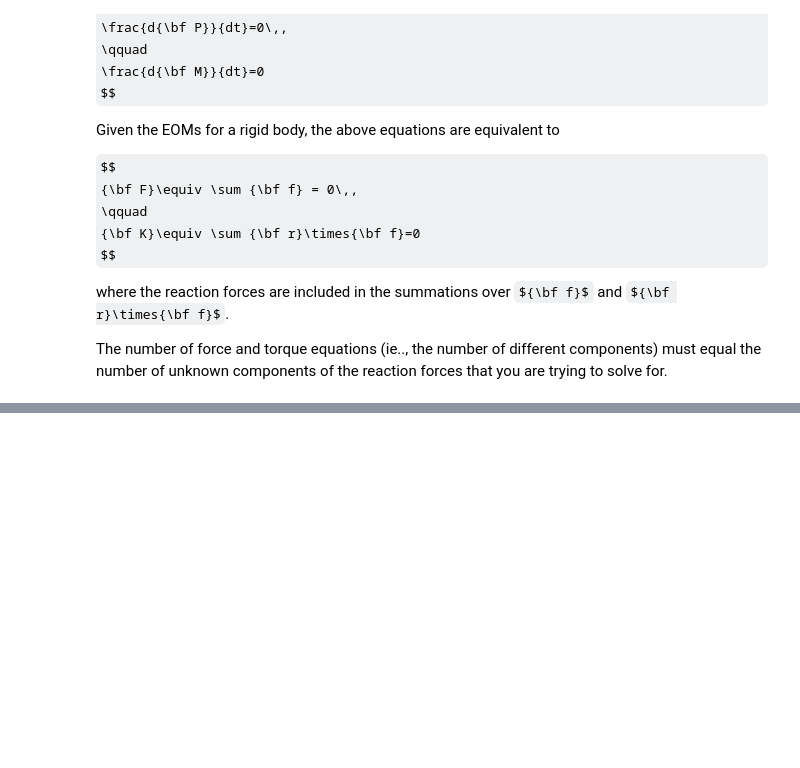
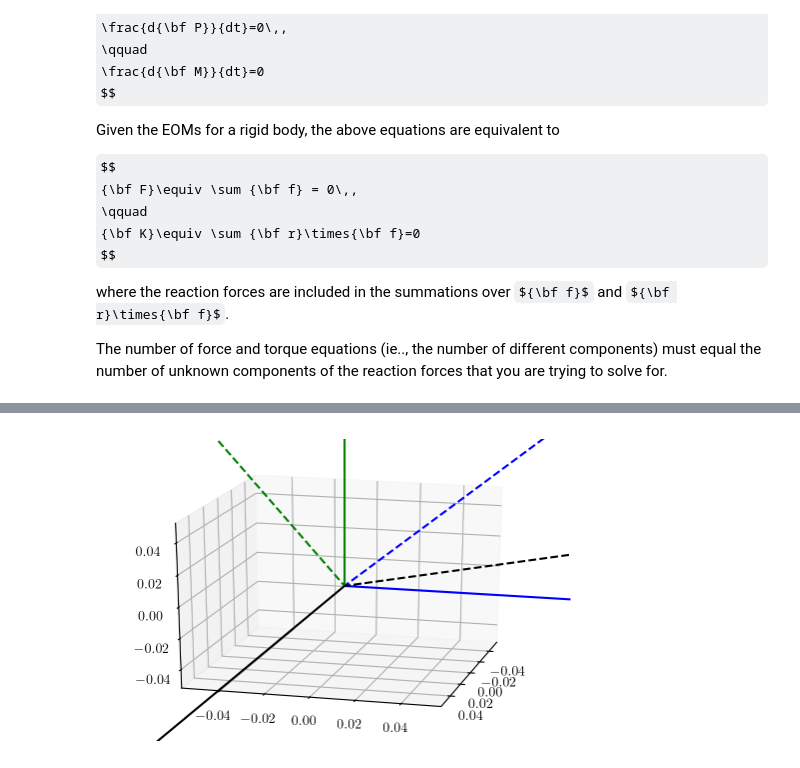
Before and after one commit to josephromano/share, a Jupyter notebook: PHYS5306/notes/notes_symbolic.ipynb, the cells around one changed output, grey strips where cells are left out. Drawn from its saved outputs; the diff is of its cells as text; code cells hidden in the pictures; some formulas as TeX source; blank space fills up the shorter version.

```diff
--- a/PHYS5306/notes/notes_symbolic.ipynb
+++ b/PHYS5306/notes/notes_symbolic.ipynb
@@ -2862,0 +2845,11 @@ plt.show()
+# %%
+def Rx(a):
+    '''
+    calculate passive rotation matrix around x-axis
+    '''
+
+    R = np.array([[1,          0,         0],
+                  [0,  np.cos(a), np.sin(a)],
+                  [0, -np.sin(a), np.cos(a)]])
+
+    return R
@@ -2862,0 +3004,19 @@ plt.show()
+# %%
+# make plots
+
+fig = plt.figure()
+ax = fig.gca(projection='3d')
+ax.view_init(elev=20,azim=15)
+
+ax.quiver(0, 0, 0, ex0[0], ex0[1], ex0[2], color='k', linestyle='-')
+ax.quiver(0, 0, 0, ey0[0], ey0[1], ey0[2], color='b', linestyle='-')
+ax.quiver(0, 0, 0, ez0[0], ez0[1], ez0[2], color='g', linestyle='-')
+
+
+ax.quiver(0, 0, 0, ex3[0], ex3[1], ex3[2], color='k', linestyle='--')
+ax.quiver(0, 0, 0, ey3[0], ey3[1], ey3[2], color='b', linestyle='--')
+ax.quiver(0, 0, 0, ez3[0], ez3[1], ez3[2], color='g', linestyle='--')
+
+plt.show()
+# %% [output]
+[figure, added]
```
Also changed, not shown: parts of 8 cells of this notebook.
